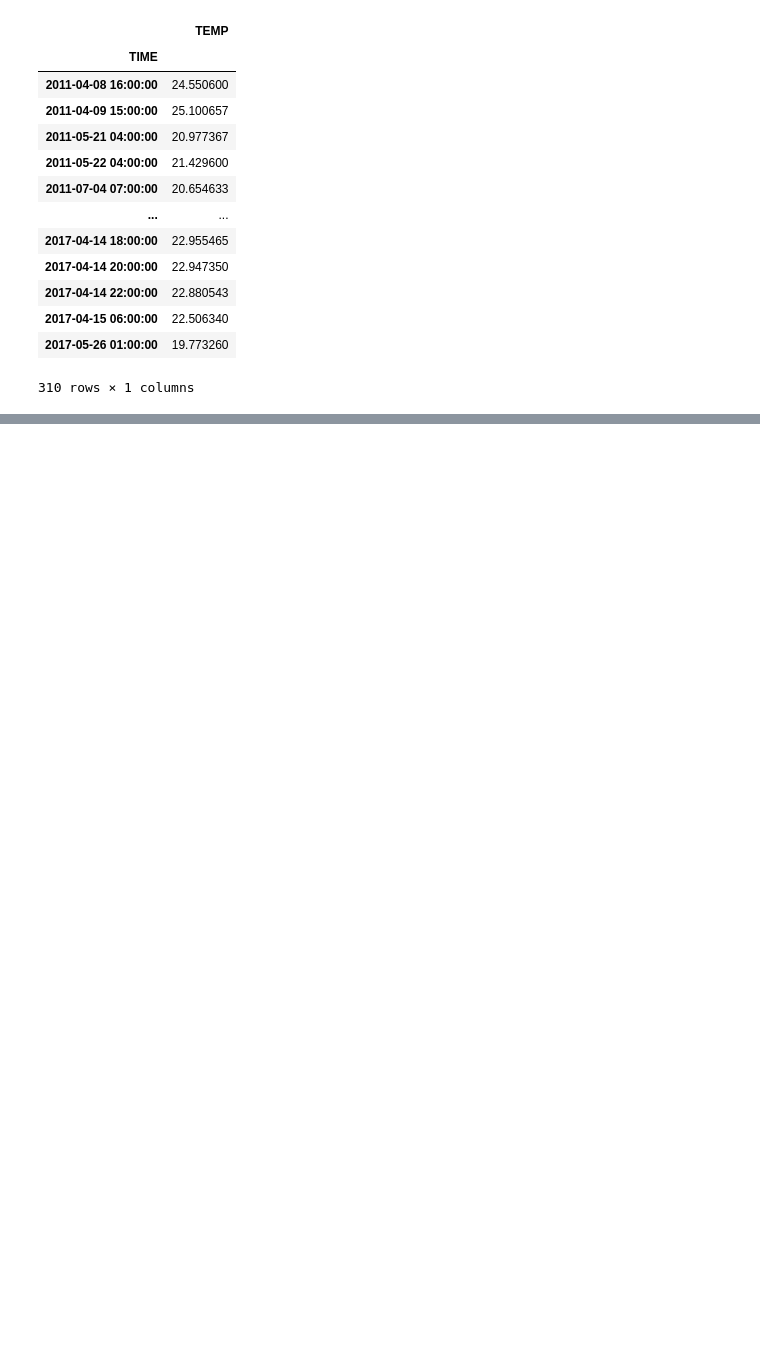
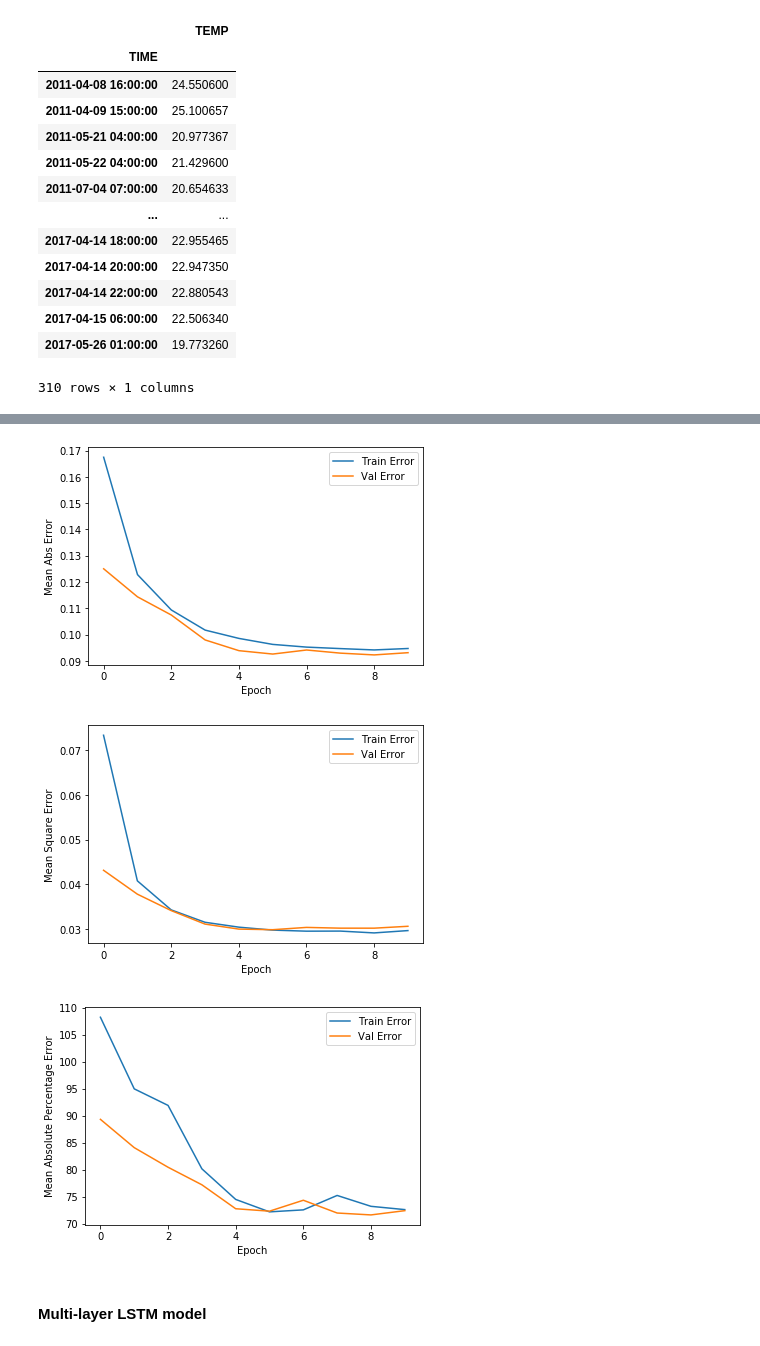
Before and after one commit to SteefanContractor/OceanML, a Jupyter notebook: script/Mooring_temp_gapfilling.ipynb, the cells around one changed output, grey strips where cells are left out. Cells and saved outputs as stored; diff of their text form; code cells hidden in the pictures; blank space fills up the shorter version.

```diff
--- a/script/Mooring_temp_gapfilling.ipynb
+++ b/script/Mooring_temp_gapfilling.ipynb
@@ -305,0 +318,7 @@ Name: TEMP, Length: 38582, dtype: float32
+# %%
+simple_lstm_model = tfl.keras.models.Sequential([
+    tfl.keras.layers.LSTM(64, input_shape=train_data.shape[-2:]),
+    tfl.keras.layers.Dense(1)
+])
+
+simple_lstm_model.compile(optimizer='adam', loss='mae', metrics=['mse', keras.metrics.MeanAbsolutePercentageError()])
@@ -305,0 +421,9 @@ Name: TEMP, Length: 38582, dtype: float32
+# %%
+STEPS = int(train_data.shape[0]/BATCH_SIZE)
+VAL_STEPS = int(val_data.shape[0]/BATCH_SIZE)
+EPOCHS = 10
+
+history = simple_lstm_model.fit(train_univariate, epochs=EPOCHS,
+                      steps_per_epoch=STEPS,
+                      validation_data=val_univariate, validation_steps=VAL_STEPS,
+                 callbacks=[cp_callback])
@@ -305,0 +448,4 @@ Name: TEMP, Length: 38582, dtype: float32
+# %%
+hist = pd.DataFrame(history.history)
+hist['epoch'] = history.epoch
+hist
@@ -305,0 +464,42 @@ Name: TEMP, Length: 38582, dtype: float32
+# %%
+def plot_history(history):
+  hist = pd.DataFrame(history.history)
+  hist['epoch'] = history.epoch
+
+  plt.figure()
+  plt.xlabel('Epoch')
+  plt.ylabel('Mean Abs Error')
+  plt.plot(hist['epoch'], hist['loss'],
+           label='Train Error')
+  plt.plot(hist['epoch'], hist['val_loss'],
+           label = 'Val Error')
+#   plt.ylim([0.9,2])
+  plt.legend()
+
+  plt.figure()
+  plt.xlabel('Epoch')
+  plt.ylabel('Mean Square Error')
+  plt.plot(hist['epoch'], hist['mean_squared_error'],
+           label='Train Error')
+  plt.plot(hist['epoch'], hist['val_mean_squared_error'],
+           label = 'Val Error')
+#   plt.ylim([1.8,7])
+  plt.legend()
+
+  plt.figure()
+  plt.xlabel('Epoch')
+  plt.ylabel('Mean Absolute Percentage Error')
+  plt.plot(hist['epoch'], hist['mean_absolute_percentage_error'],
+           label='Train Error')
+  plt.plot(hist['epoch'], hist['val_mean_absolute_percentage_error'],
+           label = 'Val Error')
+#   plt.ylim([80,160])
+  plt.legend()
+  plt.show()
+
+
+plot_history(history)
+# %% [output]
+[figure, added]
+[figure, added]
+[figure, added]
@@ -305,0 +509,2 @@ Name: TEMP, Length: 38582, dtype: float32
+# %% [markdown]
+#### Multi-layer LSTM model
```
Also changed, not shown: parts of 39 cells of this notebook, 17 other files.
